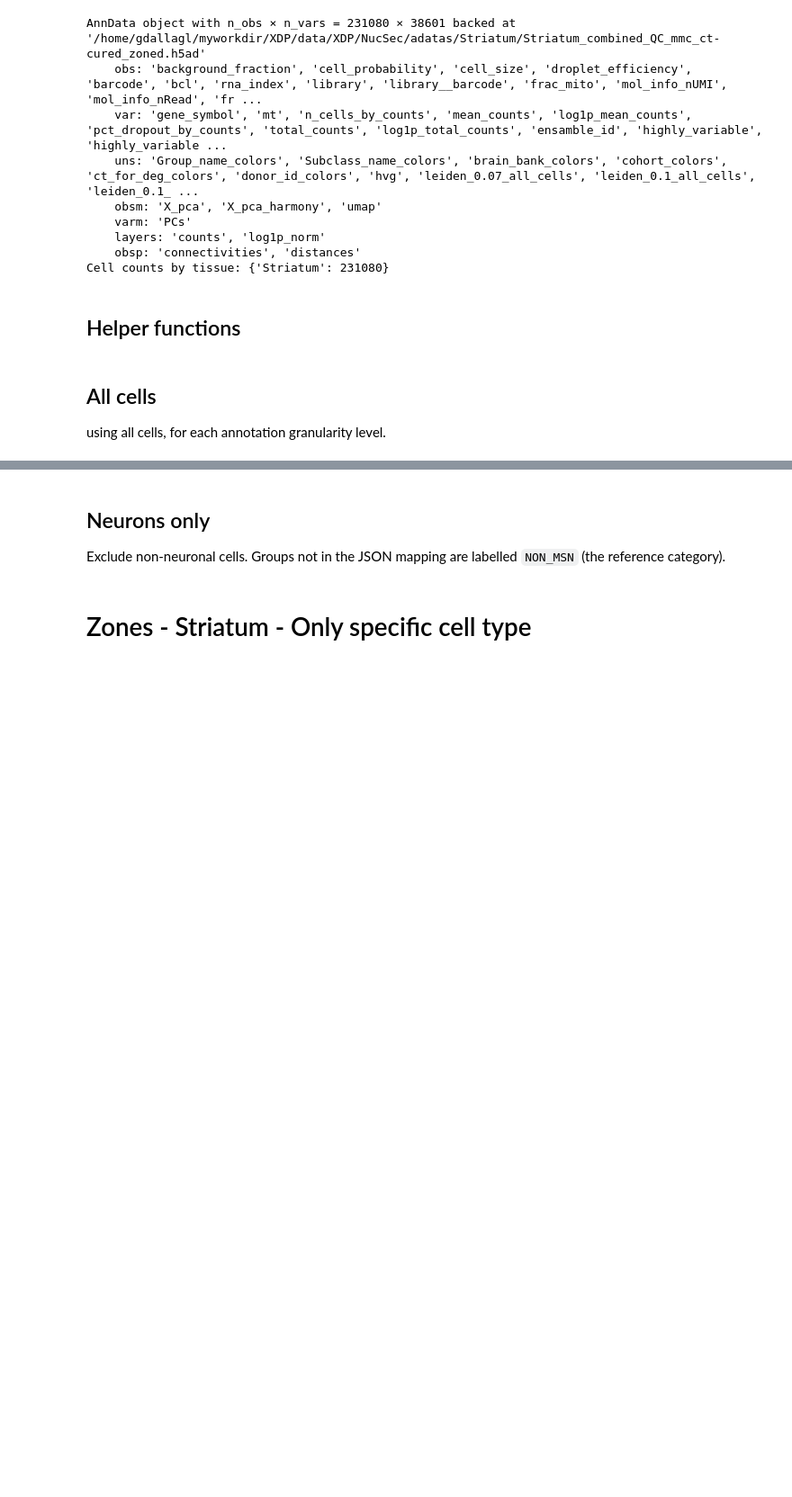
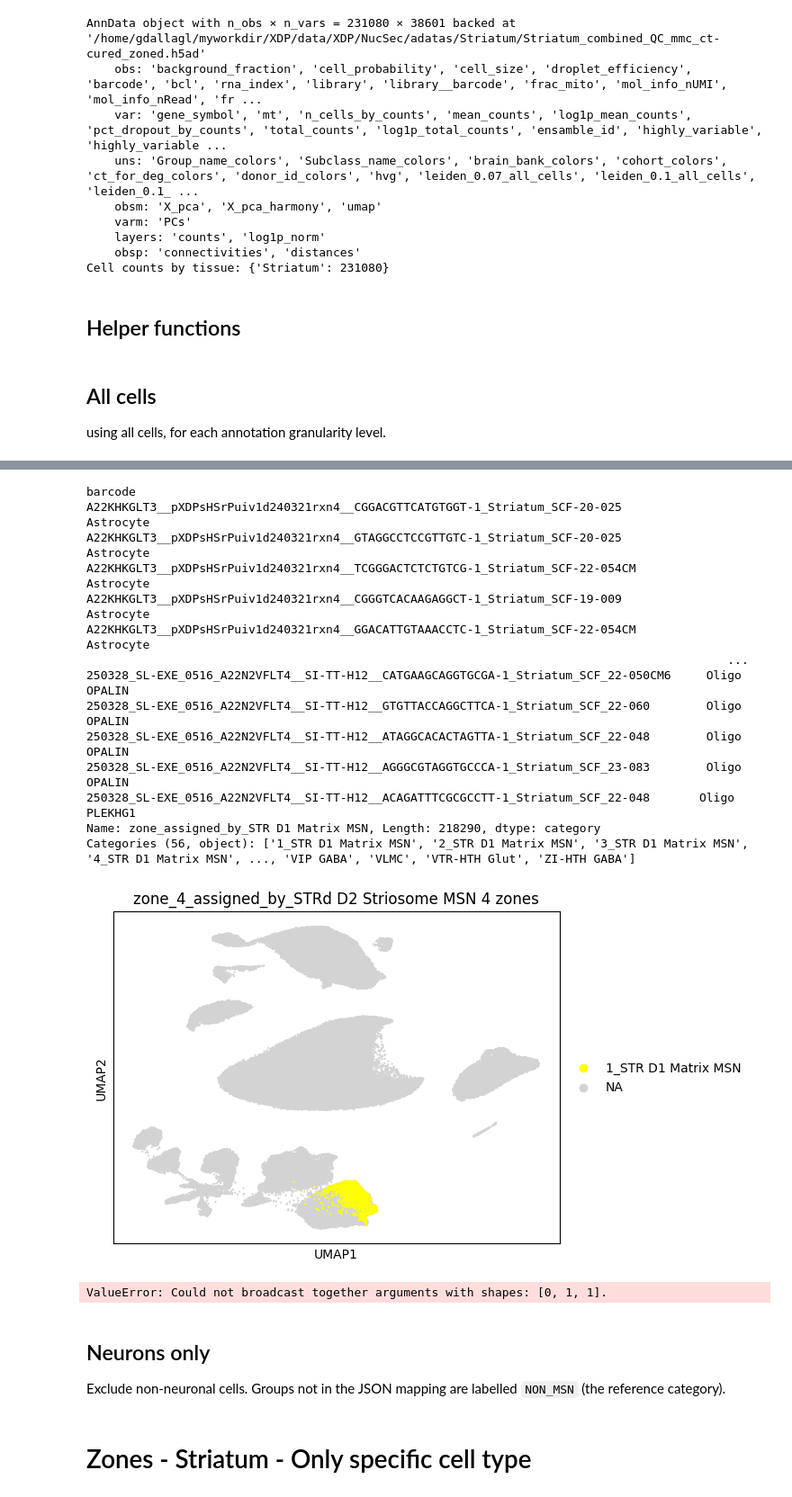
Before and after one commit to 8gabri8/XDP, a Jupyter notebook: script/NucSeq/DA/crumblr_DA.ipynb, the cells around one changed output, grey strips where cells are left out. Shown at 90% size. Saved outputs shown, nothing was run; the diff lists cells and outputs as text; code cells hidden in the pictures; blank space fills up the shorter version.

```diff
--- a/script/NucSeq/DA/crumblr_DA.ipynb
+++ b/script/NucSeq/DA/crumblr_DA.ipynb
@@ -225,3 +253,31 @@ Name: count, dtype: int64
+# %%
+# adata.obs[adata.obs["zone_assigned_by_Astrocyte"] == "Astrocyte"]["zone"]
+# print(adata.obs["zone_assigned_by_Astrocyte"])
+# sc.pl.umap(adata, color="zone_assigned_by_Astrocyte", groups=["Astrocyte", "1"], size=10, title=zone_col)
+
+
+adata.obs[adata.obs["zone_assigned_by_STR D1 Matrix MSN"] == "1_STR D1 Matrix MSN"]["zone"]
+print(adata.obs["zone_assigned_by_STR D1 Matrix MSN"])
+group_name_ct_that_use_this_ct_for_zoning = adata.obs.loc[adata.obs["mapping_coupling_for_zoning"] == "1_STR D1 Matrix MSN", "Group_name"].unique().tolist()
+sc.pl.umap(adata, color="zone_assigned_by_STR D1 Matrix MSN", groups=["1_STR D1 Matrix MSN", "1"], size=10, title=zone_col)
+sc.pl.umap(adata, color=group_name_ct_that_use_this_ct_for_zoning, size=10, title=zone_col)
+# %% [output]
+barcode
+A22KHKGLT3__pXDPsHSrPuiv1d240321rxn4__CGGACGTTCATGTGGT-1_Striatum_SCF-20-025               Astrocyte
+A22KHKGLT3__pXDPsHSrPuiv1d240321rxn4__GTAGGCCTCCGTTGTC-1_Striatum_SCF-20-025               Astrocyte
+A22KHKGLT3__pXDPsHSrPuiv1d240321rxn4__TCGGGACTCTCTGTCG-1_Striatum_SCF-22-054CM             Astrocyte
+A22KHKGLT3__pXDPsHSrPuiv1d240321rxn4__CGGGTCACAAGAGGCT-1_Striatum_SCF-19-009               Astrocyte
+A22KHKGLT3__pXDPsHSrPuiv1d240321rxn4__GGACATTGTAAACCTC-1_Striatum_SCF-22-054CM             Astrocyte
+                                                                                           ...
+250328_SL-EXE_0516_A22N2VFLT4__SI-TT-H12__CATGAAGCAGGTGCGA-1_Striatum_SCF_22-050CM6     Oligo OPALIN
+250328_SL-EXE_0516_A22N2VFLT4__SI-TT-H12__GTGTTACCAGGCTTCA-1_Striatum_SCF_22-060        Oligo OPALIN
+250328_SL-EXE_0516_A22N2VFLT4__SI-TT-H12__ATAGGCACACTAGTTA-1_Striatum_SCF_22-048        Oligo OPALIN
+250328_SL-EXE_0516_A22N2VFLT4__SI-TT-H12__AGGGCGTAGGTGCCCA-1_Striatum_SCF_23-083        Oligo OPALIN
+250328_SL-EXE_0516_A22N2VFLT4__SI-TT-H12__ACAGATTTCGCGCCTT-1_Striatum_SCF_22-048       Oligo PLEKHG1
+Name: zone_assigned_by_STR D1 Matrix MSN, Length: 218290, dtype: category
+Categories (56, object): ['1_STR D1 Matrix MSN', '2_STR D1 Matrix MSN', '3_STR D1 Matrix MSN', '4_STR D1 Matrix MSN', ..., 'VIP GABA', 'VLMC', 'VTR-HTH Glut', 'ZI-HTH GABA']
+[figure, added]
+ValueError: Could not broadcast together arguments with shapes: [0, 1, 1].
 # %%
 LEVELS_ALL = ["ct_for_deg", "Class_name", "Subclass_name", "Group_name"]
 if TISSUE == "Striatum":
```
Also changed, not shown: parts of 9 cells of this notebook, 6 other files.
